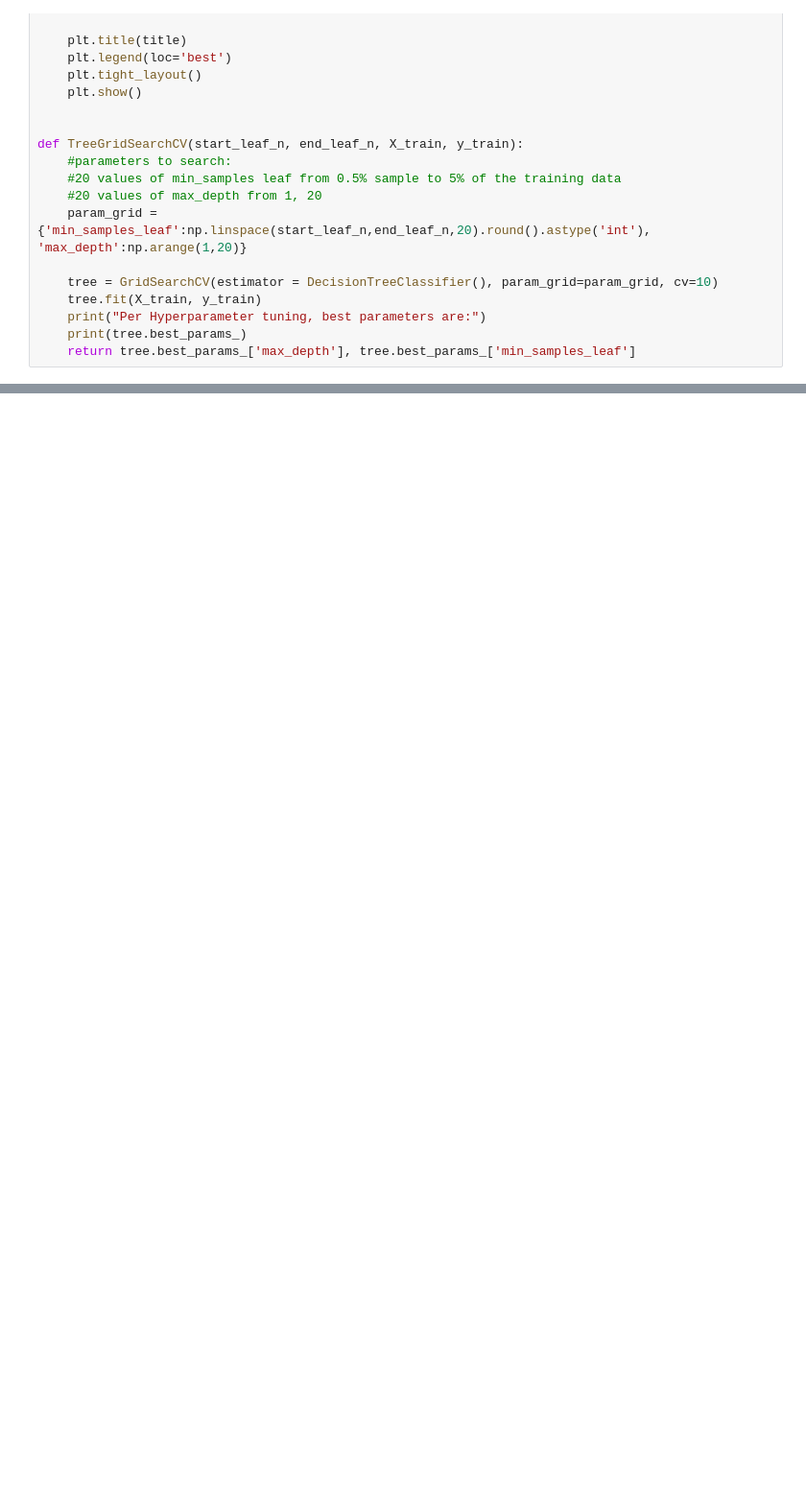
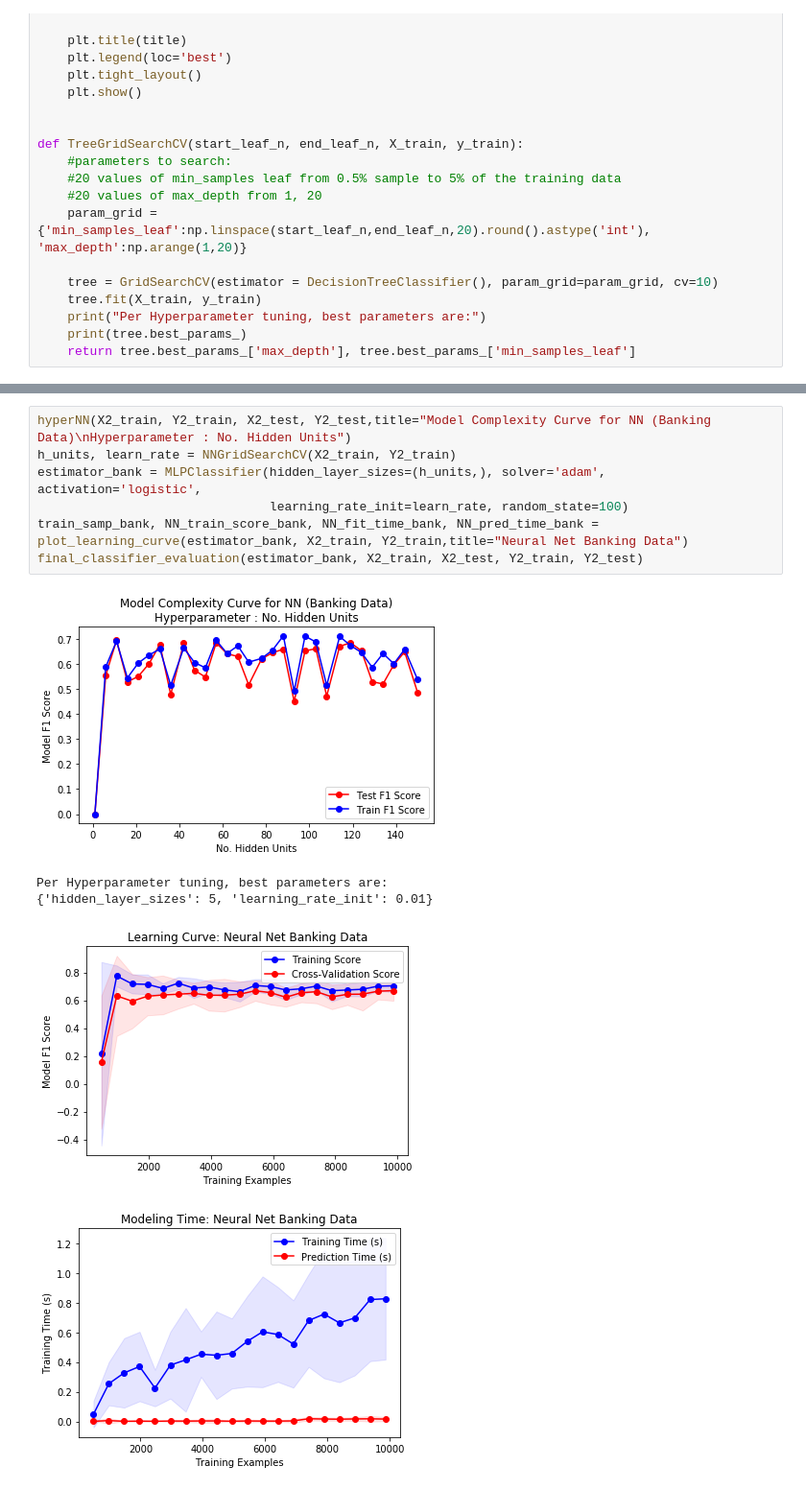
Before and after one commit to ryanym/cs7641, a Jupyter notebook: assignment1/testbench.ipynb, the cells around one changed output, grey strips where cells are left out. Shown at 96% size. Cells and saved outputs as stored; diff of their text form; blank space fills up the shorter version.

```diff
--- a/assignment1/testbench.ipynb
+++ b/assignment1/testbench.ipynb
@@ -344,0 +483,13 @@ final_classifier_evaluation(estimator_phish, X2_train, X2_test, Y2_train, Y2_tes
+# %%
+hyperNN(X2_train, Y2_train, X2_test, Y2_test,title="Model Complexity Curve for NN (Banking Data)\nHyperparameter : No. Hidden Units")
+h_units, learn_rate = NNGridSearchCV(X2_train, Y2_train)
+estimator_bank = MLPClassifier(hidden_layer_sizes=(h_units,), solver='adam', activation='logistic',
+                               learning_rate_init=learn_rate, random_state=100)
+train_samp_bank, NN_train_score_bank, NN_fit_time_bank, NN_pred_time_bank = plot_learning_curve(estimator_bank, X2_train, Y2_train,title="Neural Net Banking Data")
+final_classifier_evaluation(estimator_bank, X2_train, X2_test, Y2_train, Y2_test)
+# %% [output]
+[figure, added]
+Per Hyperparameter tuning, best parameters are:
+{'hidden_layer_sizes': 5, 'learning_rate_init': 0.01}
+[figure, added]
+[figure, added]
```
Also changed, not shown: parts of 19 cells of this notebook.
